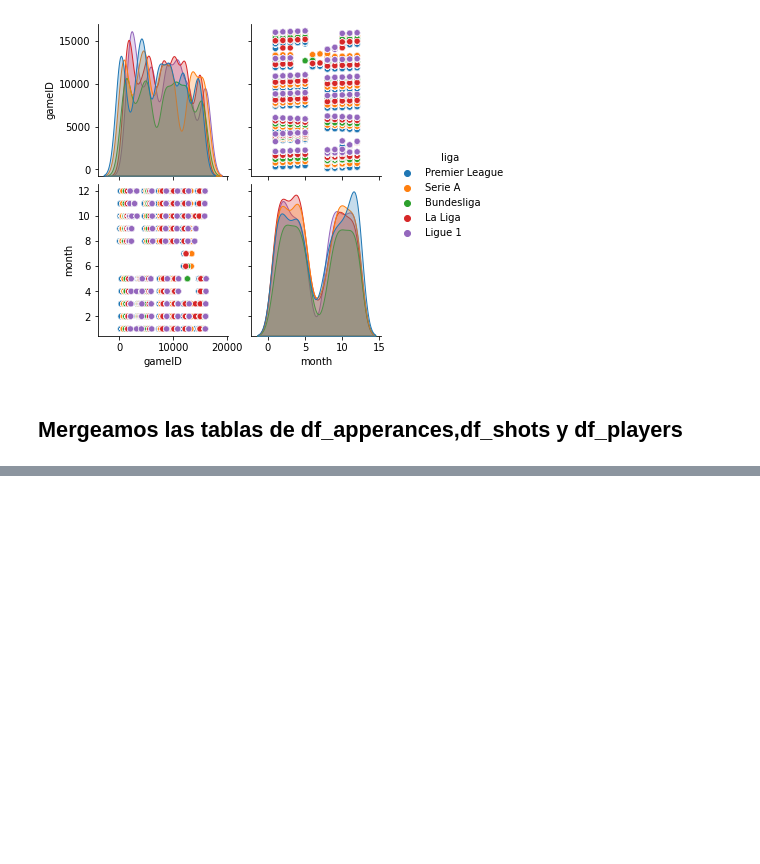
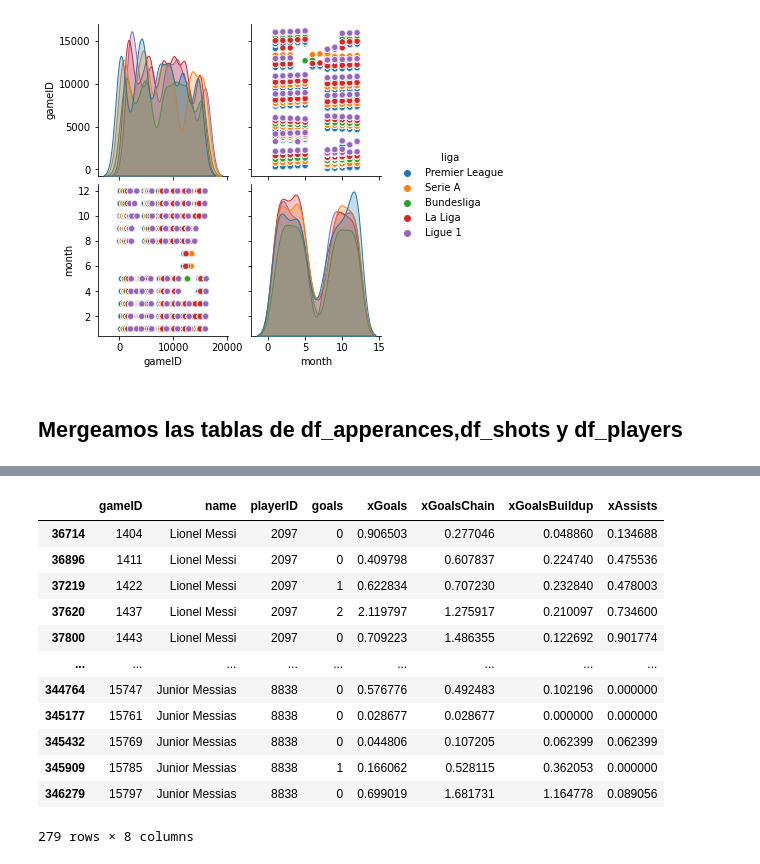
Before and after one commit to mcannoni/soccer_database, a Jupyter notebook: ProyectoDS_ParteI_+Cannoni+Poses.ipynb, the cells around one changed output, grey strips where cells are left out. Drawn from its saved outputs; the diff is of its cells as text; code cells hidden in the pictures; blank space fills up the shorter version.

```diff
--- a/ProyectoDS_ParteI_+Cannoni+Poses.ipynb
+++ b/ProyectoDS_ParteI_+Cannoni+Poses.ipynb
@@ -165,0 +208,8 @@ plt.show()
+# %%
+df_prob_stats= pd.merge(
+    df_appearances[["gameID","goals","playerID","xGoals","xGoalsChain","xGoalsBuildup","xAssists"]],
+    df_players[['name',"playerID"]],
+    left_on=["playerID"],
+    right_on=["playerID"],
+    how="left",
+)
@@ -165,0 +220,16 @@ plt.show()
+# %%
+(df_prob_stats[df_prob_stats['name'].str.contains("Messi")])
+# %% [output]
+|  | gameID | name | playerID | goals | xGoals | xGoalsChain | xGoalsBuildup | xAssists |
+| 36714 | 1404 | Lionel Messi | 2097 | 0 | 0.906503 | 0.277046 | 0.048860 | 0.134688 |
+| 36896 | 1411 | Lionel Messi | 2097 | 0 | 0.409798 | 0.607837 | 0.224740 | 0.475536 |
+| 37219 | 1422 | Lionel Messi | 2097 | 1 | 0.622834 | 0.707230 | 0.232840 | 0.478003 |
+| 37620 | 1437 | Lionel Messi | 2097 | 2 | 2.119797 | 1.275917 | 0.210097 | 0.734600 |
+| 37800 | 1443 | Lionel Messi | 2097 | 0 | 0.709223 | 1.486355 | 0.122692 | 0.901774 |
+| ... | ... | ... | ... | ... | ... | ... | ... | ... |
+| 344764 | 15747 | Junior Messias | 8838 | 0 | 0.576776 | 0.492483 | 0.102196 | 0.000000 |
+| 345177 | 15761 | Junior Messias | 8838 | 0 | 0.028677 | 0.028677 | 0.000000 | 0.000000 |
+| 345432 | 15769 | Junior Messias | 8838 | 0 | 0.044806 | 0.107205 | 0.062399 | 0.062399 |
+| 345909 | 15785 | Junior Messias | 8838 | 1 | 0.166062 | 0.528115 | 0.362053 | 0.000000 |
+| 346279 | 15797 | Junior Messias | 8838 | 0 | 0.699019 | 1.681731 | 1.164778 | 0.089056 |
+279 rows × 8 columns
```
Also changed, not shown: parts of 9 cells of this notebook, 2 other files.
